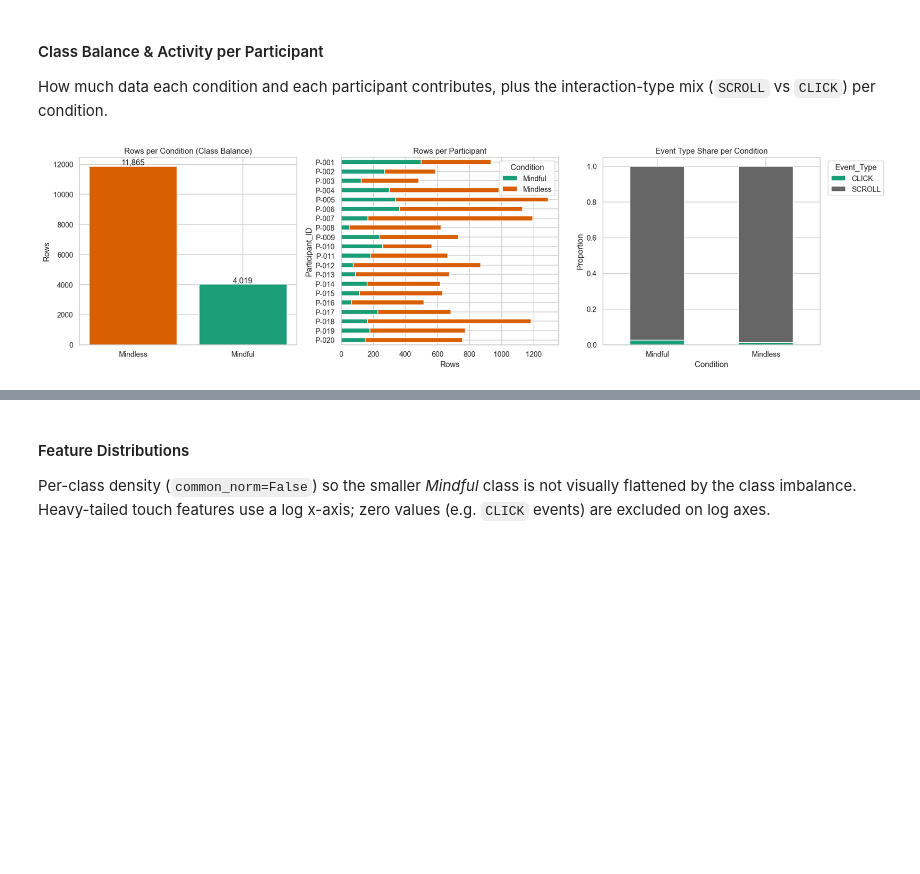
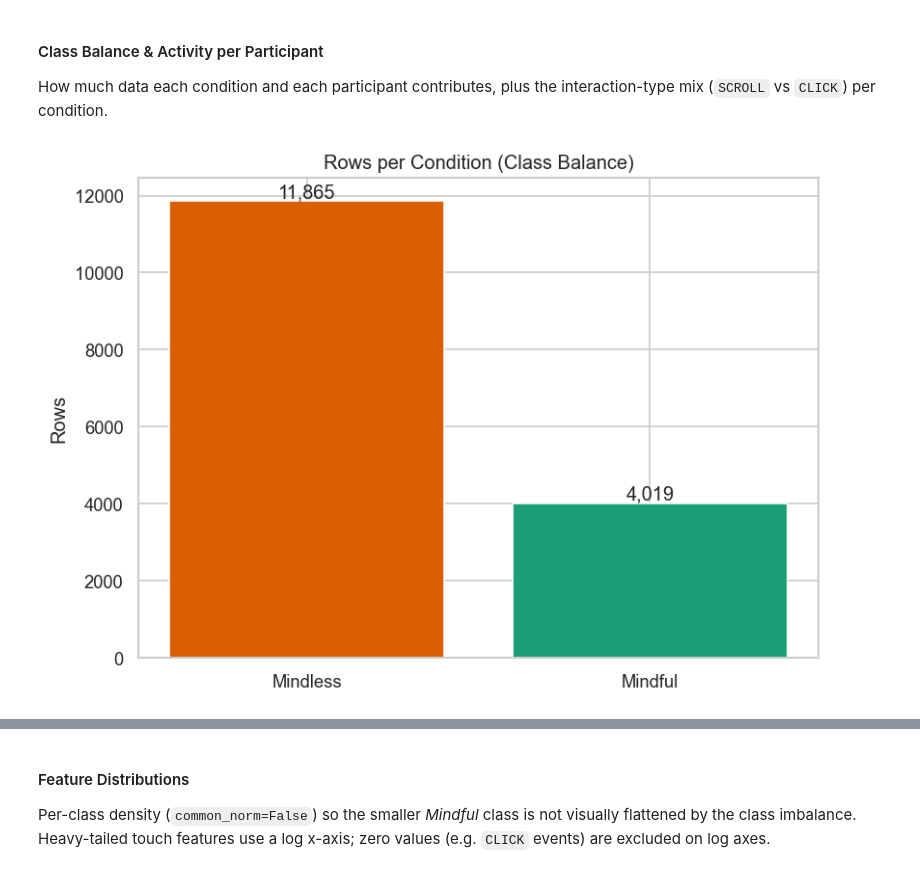
Before and after one commit to Research-Method-13/data-processing, a Jupyter notebook: main.ipynb, the cells around one changed output, grey strips where cells are left out. Cells and saved outputs as stored; diff of their text form; code cells hidden in the pictures; blank space fills up the shorter version.

```diff
--- a/main.ipynb
+++ b/main.ipynb
@@ -99,32 +120,15 @@ Violin plot excludes 107 rows with gaps > 15 s (idle pauses)
 #### Class Balance & Activity per Participant
 How much data each condition and each participant contributes, plus the interaction-type mix (`SCROLL` vs `CLICK`) per condition.
 # %%
-fig, axes = plt.subplots(1, 3, figsize=(18, 5))
-
 # Class balance
 counts = df_merged['Condition'].value_counts()
-axes[0].bar(counts.index, counts.values, color=[PALETTE[c] for c in counts.index])
-axes[0].set_title('Rows per Condition (Class Balance)')
-axes[0].set_ylabel('Rows')
+plt.figure(figsize=(7, 5))
+plt.bar(counts.index, counts.values, color=[PALETTE[c] for c in counts.index])
+plt.title('Rows per Condition (Class Balance)')
+plt.ylabel('Rows')
 for i, v in enumerate(counts.values):
-    axes[0].text(i, v, f'{v:,}', ha='center', va='bottom')
-
-# Rows per participant per condition — shows who dominates the dataset,
-# which matters because the train/test split is grouped by participant
-part_counts = df_merged.groupby(['Participant_ID', 'Condition']).size().unstack(fill_value=0)
-part_counts.plot(kind='barh', stacked=True, color=PALETTE, ax=axes[1])
-axes[1].set_title('Rows per Participant')
-axes[1].set_xlabel('Rows')
-axes[1].invert_yaxis()
-
-# Event type share within each condition
-event_share = pd.crosstab(df_merged['Condition'], df_merged['Event_Type'], normalize='index')
-event_share.plot(kind='bar', stacked=True, colormap='Dark2', ax=axes[2], rot=0)
-axes[2].set_title('Event Type Share per Condition')
-axes[2].set_ylabel('Proportion')
-axes[2].legend(title='Event_Type', bbox_to_anchor=(1.02, 1), loc='upper left')
-
+    plt.text(i, v, f'{v:,}', ha='center', va='bottom')
 plt.tight_layout()
 plt.show()
 # %% [output]
-[figure, old version]
+[figure, new version]
```
Also changed, not shown: parts of 25 cells of this notebook.
